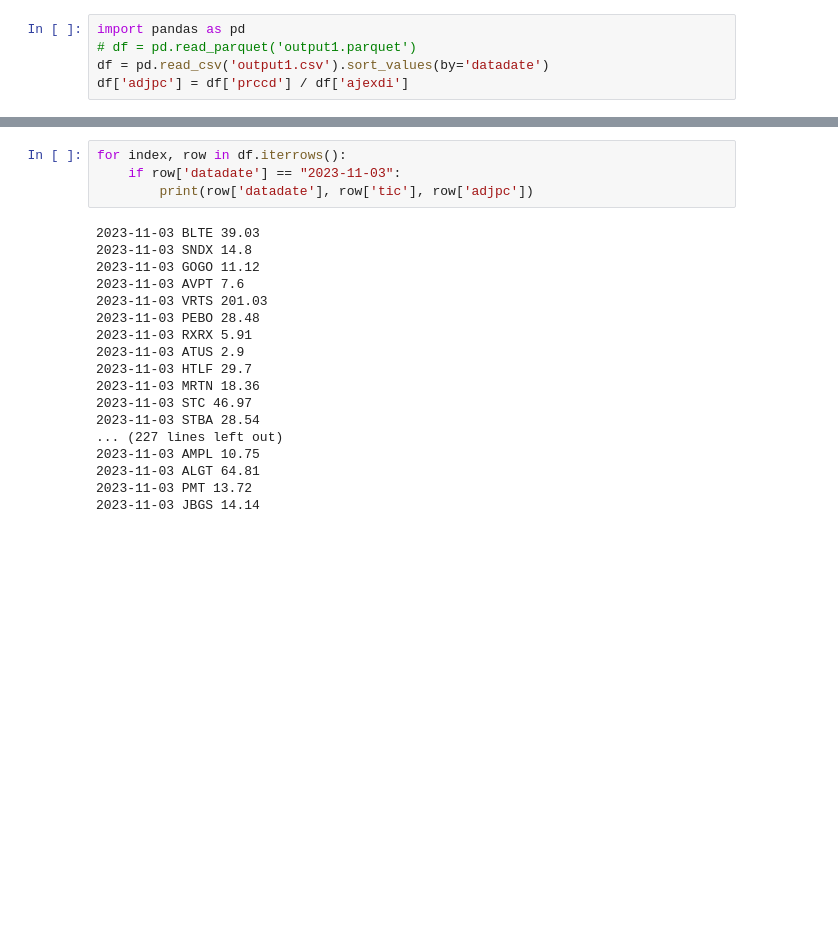
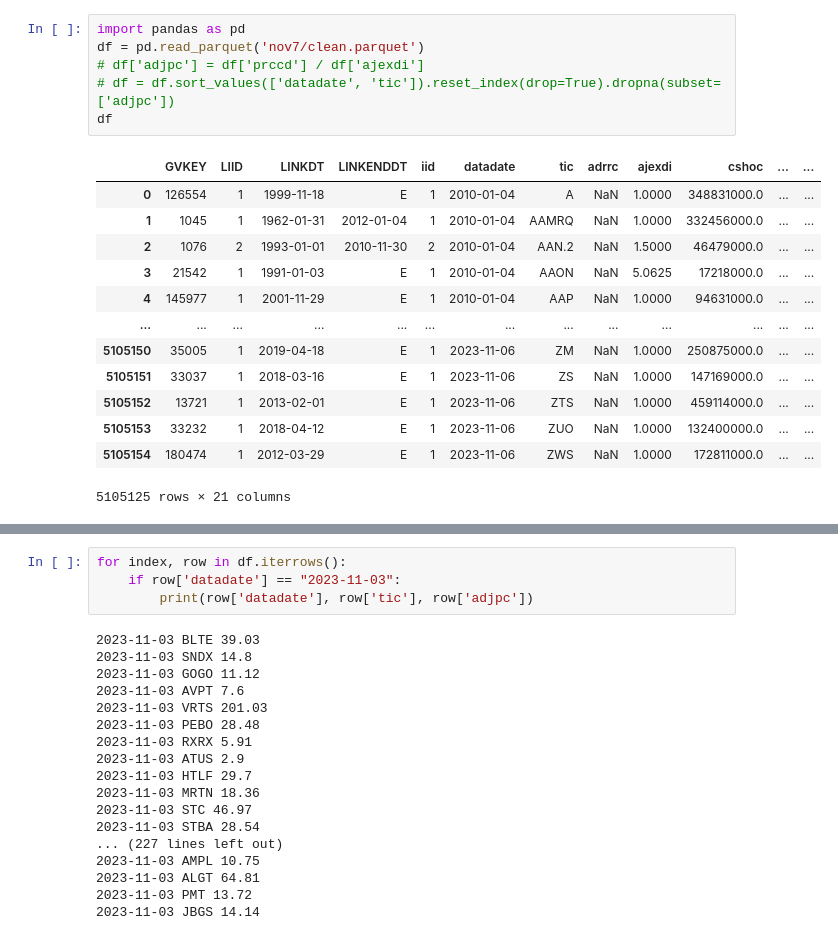
Before and after one commit to joezbub/Rotman_Scripts, a Jupyter notebook: qr_stuff.ipynb, the cells around one changed output, grey strips where cells are left out. Drawn from its saved outputs; the diff is of its cells as text; blank space fills up the shorter version.

```diff
--- a/qr_stuff.ipynb
+++ b/qr_stuff.ipynb
@@ -1,5 +1,20 @@
 # %%
 import pandas as pd
-# df = pd.read_parquet('output1.parquet')
-df = pd.read_csv('output1.csv').sort_values(by='datadate')
-df['adjpc'] = df['prccd'] / df['ajexdi']
+df = pd.read_parquet('nov7/clean.parquet')
+# df['adjpc'] = df['prccd'] / df['ajexdi']
+# df = df.sort_values(['datadate', 'tic']).reset_index(drop=True).dropna(subset=['adjpc'])
+df
+# %% [output]
+|  | GVKEY | LIID | LINKDT | LINKENDDT | iid | datadate | tic | adrrc | ajexdi | cshoc | ... | ... |
+| 0 | 126554 | 1 | 1999-11-18 | E | 1 | 2010-01-04 | A | NaN | 1.0000 | 348831000.0 | ... | ... |
+| 1 | 1045 | 1 | 1962-01-31 | 2012-01-04 | 1 | 2010-01-04 | AAMRQ | NaN | 1.0000 | 332456000.0 | ... | ... |
+| 2 | 1076 | 2 | 1993-01-01 | 2010-11-30 | 2 | 2010-01-04 | AAN.2 | NaN | 1.5000 | 46479000.0 | ... | ... |
+| 3 | 21542 | 1 | 1991-01-03 | E | 1 | 2010-01-04 | AAON | NaN | 5.0625 | 17218000.0 | ... | ... |
+| 4 | 145977 | 1 | 2001-11-29 | E | 1 | 2010-01-04 | AAP | NaN | 1.0000 | 94631000.0 | ... | ... |
+| ... | ... | ... | ... | ... | ... | ... | ... | ... | ... | ... | ... | ... |
+| 5105150 | 35005 | 1 | 2019-04-18 | E | 1 | 2023-11-06 | ZM | NaN | 1.0000 | 250875000.0 | ... | ... |
+| 5105151 | 33037 | 1 | 2018-03-16 | E | 1 | 2023-11-06 | ZS | NaN | 1.0000 | 147169000.0 | ... | ... |
+| 5105152 | 13721 | 1 | 2013-02-01 | E | 1 | 2023-11-06 | ZTS | NaN | 1.0000 | 459114000.0 | ... | ... |
+| 5105153 | 33232 | 1 | 2018-04-12 | E | 1 | 2023-11-06 | ZUO | NaN | 1.0000 | 132400000.0 | ... | ... |
+| 5105154 | 180474 | 1 | 2012-03-29 | E | 1 | 2023-11-06 | ZWS | NaN | 1.0000 | 172811000.0 | ... | ... |
+5105125 rows × 21 columns
```
Also changed, not shown: parts of 6 cells of this notebook, 3 other files.
